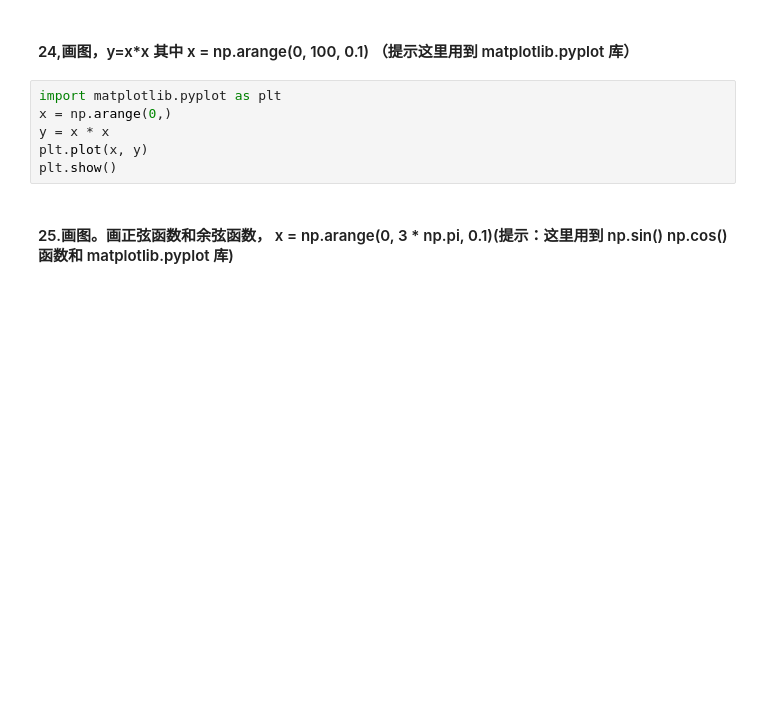
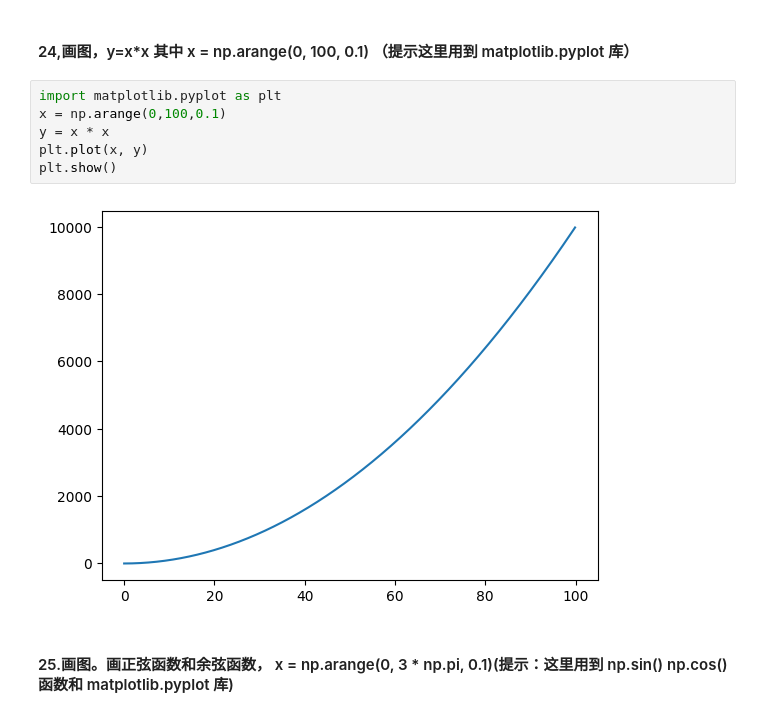
Before and after one commit to zh-huang/nndl_exercise, a Jupyter notebook: 01_numpy_ tutorial.ipynb, the cells around one changed output. Drawn from its saved outputs; the diff is of its cells as text; blank space fills up the shorter version.

```diff
--- a/01_numpy_ tutorial.ipynb
+++ b/01_numpy_ tutorial.ipynb
@@ -226,9 +226,11 @@ print(np.argmax(x,axis=1))
 #### 24,画图，y=x*x 其中 x = np.arange(0, 100, 0.1) （提示这里用到  matplotlib.pyplot 库）
 # %%
 import matplotlib.pyplot as plt
-x = np.arange(0,)
+x = np.arange(0,100,0.1)
 y = x * x
 plt.plot(x, y)
 plt.show()
+# %% [output]
+[figure, added]
 # %% [markdown]
 #### 25.画图。画正弦函数和余弦函数， x = np.arange(0, 3 * np.pi, 0.1)(提示：这里用到 np.sin() np.cos() 函数和 matplotlib.pyplot 库)
```
Also changed, not shown: parts of 1 cell of this notebook.
